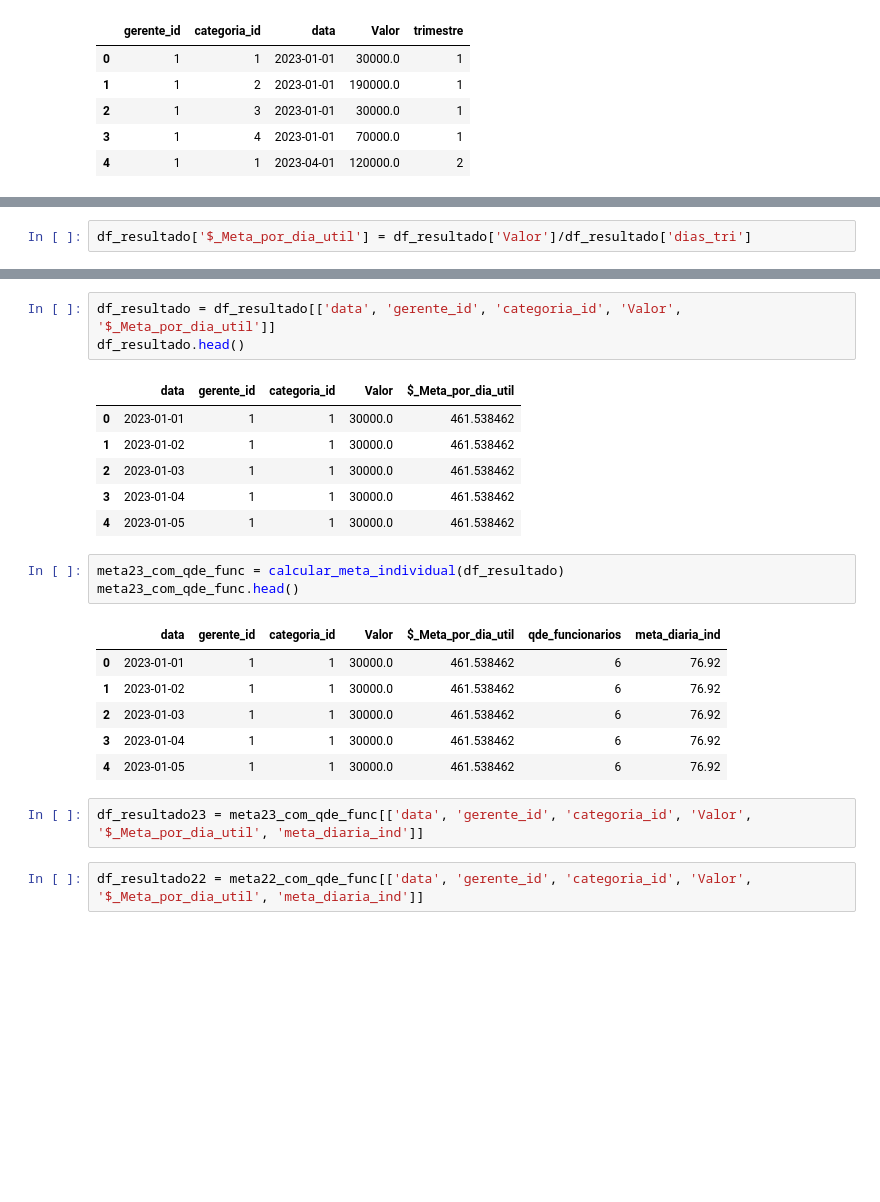
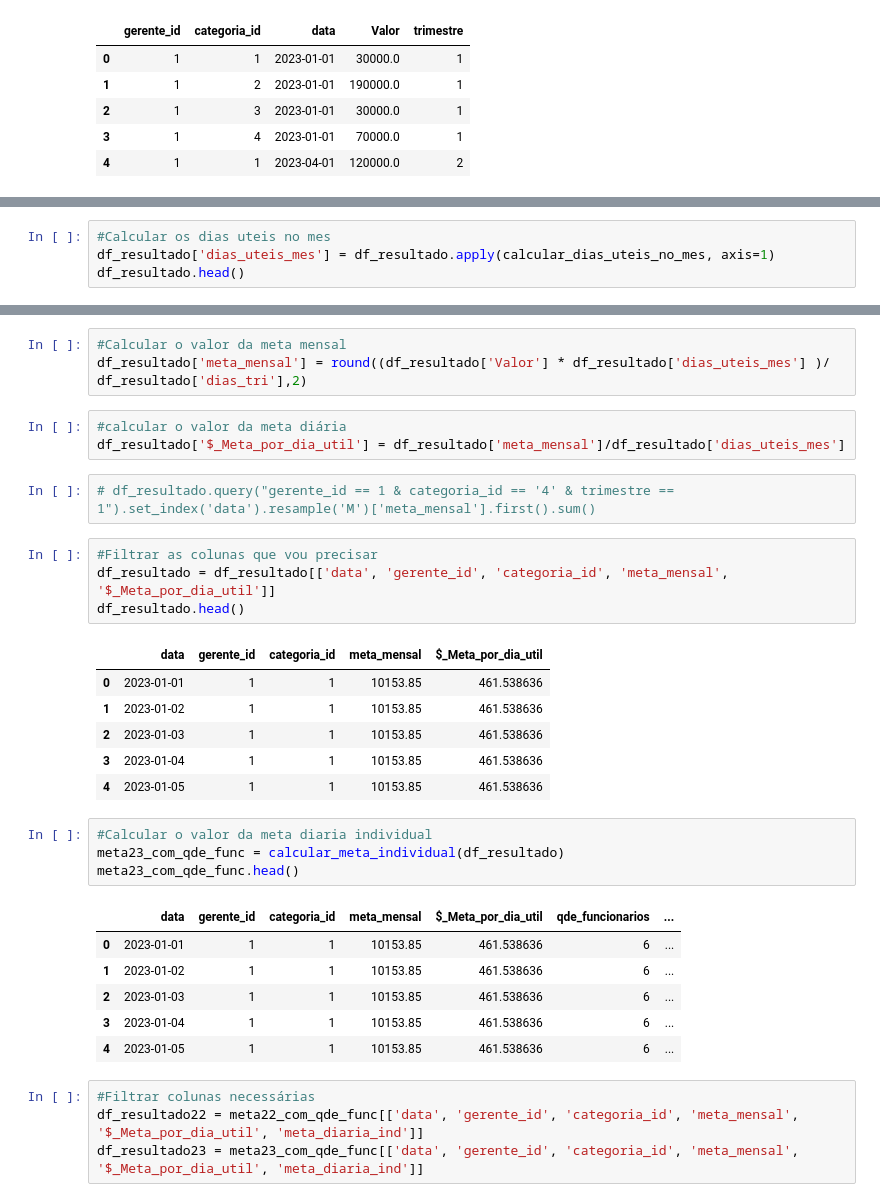
Before and after one commit to Clarice-Satiko-Aoto/b2b-analyis, a Jupyter notebook: VendasB2B_feat_eng_metas.ipynb, the cells around one changed output, grey strips where cells are left out. Drawn from its saved outputs; the diff is of its cells as text; blank space fills up the shorter version.

```diff
--- a/VendasB2B_feat_eng_metas.ipynb
+++ b/VendasB2B_feat_eng_metas.ipynb
@@ -390,5 +417,7 @@ for cat in df_metas_2023.categoria_id.unique():
       quantidade_dias_uteis = len(datas_uteis)
       df_trimestre['dias_tri'] = quantidade_dias_uteis
       df_resultado = pd.concat([df_resultado, df_trimestre], ignore_index=True)
-# %%
-df_resultado['$_Meta_por_dia_util'] = df_resultado['Valor']/df_resultado['dias_tri']
+# %%
+#Calcular os dias uteis no mes
+df_resultado['dias_uteis_mes'] = df_resultado.apply(calcular_dias_uteis_no_mes, axis=1)
+df_resultado.head()
@@ -395,24 +431,34 @@ df_resultado['$_Meta_por_dia_util'] = df_resultado['Valor']/df_resultado['dias_t
+# %%
+#Calcular o valor da meta mensal
+df_resultado['meta_mensal'] = round((df_resultado['Valor'] * df_resultado['dias_uteis_mes'] )/ df_resultado['dias_tri'],2)
+# %%
+#calcular o valor da meta diária
+df_resultado['$_Meta_por_dia_util'] = df_resultado['meta_mensal']/df_resultado['dias_uteis_mes']
+# %%
+# df_resultado.query("gerente_id == 1 & categoria_id == '4' & trimestre == 1").set_index('data').resample('M')['meta_mensal'].first().sum()
 # %%
-df_resultado = df_resultado[['data', 'gerente_id', 'categoria_id', 'Valor', '$_Meta_por_dia_util']]
+#Filtrar as colunas que vou precisar
+df_resultado = df_resultado[['data', 'gerente_id', 'categoria_id', 'meta_mensal', '$_Meta_por_dia_util']]
 df_resultado.head()
 # %% [output]
-|  | data | gerente_id | categoria_id | Valor | $_Meta_por_dia_util |
-| 0 | 2023-01-01 | 1 | 1 | 30000.0 | 461.538462 |
-| 1 | 2023-01-02 | 1 | 1 | 30000.0 | 461.538462 |
-| 2 | 2023-01-03 | 1 | 1 | 30000.0 | 461.538462 |
-| 3 | 2023-01-04 | 1 | 1 | 30000.0 | 461.538462 |
-| 4 | 2023-01-05 | 1 | 1 | 30000.0 | 461.538462 |
+|  | data | gerente_id | categoria_id | meta_mensal | $_Meta_por_dia_util |
+| 0 | 2023-01-01 | 1 | 1 | 10153.85 | 461.538636 |
+| 1 | 2023-01-02 | 1 | 1 | 10153.85 | 461.538636 |
+| 2 | 2023-01-03 | 1 | 1 | 10153.85 | 461.538636 |
+| 3 | 2023-01-04 | 1 | 1 | 10153.85 | 461.538636 |
+| 4 | 2023-01-05 | 1 | 1 | 10153.85 | 461.538636 |
-# %%
-meta23_com_qde_func = calcular_meta_individual(df_resultado)
-meta23_com_qde_func.head()
-# %% [output]
-|  | data | gerente_id | categoria_id | Valor | $_Meta_por_dia_util | qde_funcionarios | meta_diaria_ind |
-| 0 | 2023-01-01 | 1 | 1 | 30000.0 | 461.538462 | 6 | 76.92 |
-| 1 | 2023-01-02 | 1 | 1 | 30000.0 | 461.538462 | 6 | 76.92 |
-| 2 | 2023-01-03 | 1 | 1 | 30000.0 | 461.538462 | 6 | 76.92 |
-| 3 | 2023-01-04 | 1 | 1 | 30000.0 | 461.538462 | 6 | 76.92 |
-| 4 | 2023-01-05 | 1 | 1 | 30000.0 | 461.538462 | 6 | 76.92 |
-# %%
-df_resultado23 = meta23_com_qde_func[['data', 'gerente_id', 'categoria_id', 'Valor', '$_Meta_por_dia_util', 'meta_diaria_ind']]
-# %%
-df_resultado22 = meta22_com_qde_func[['data', 'gerente_id', 'categoria_id', 'Valor', '$_Meta_por_dia_util', 'meta_diaria_ind']]
+# %%
+#Calcular o valor da meta diaria individual
+meta23_com_qde_func = calcular_meta_individual(df_resultado)
+meta23_com_qde_func.head()
+# %% [output]
+|  | data | gerente_id | categoria_id | meta_mensal | $_Meta_por_dia_util | qde_funcionarios | ... |
+| 0 | 2023-01-01 | 1 | 1 | 10153.85 | 461.538636 | 6 | ... |
+| 1 | 2023-01-02 | 1 | 1 | 10153.85 | 461.538636 | 6 | ... |
+| 2 | 2023-01-03 | 1 | 1 | 10153.85 | 461.538636 | 6 | ... |
+| 3 | 2023-01-04 | 1 | 1 | 10153.85 | 461.538636 | 6 | ... |
+| 4 | 2023-01-05 | 1 | 1 | 10153.85 | 461.538636 | 6 | ... |
+# %%
+#Filtrar colunas necessárias
+df_resultado22 = meta22_com_qde_func[['data', 'gerente_id', 'categoria_id', 'meta_mensal', '$_Meta_por_dia_util', 'meta_diaria_ind']]
+df_resultado23 = meta23_com_qde_func[['data', 'gerente_id', 'categoria_id', 'meta_mensal', '$_Meta_por_dia_util', 'meta_diaria_ind']]
```
Also changed, not shown: parts of 27 cells of this notebook.
